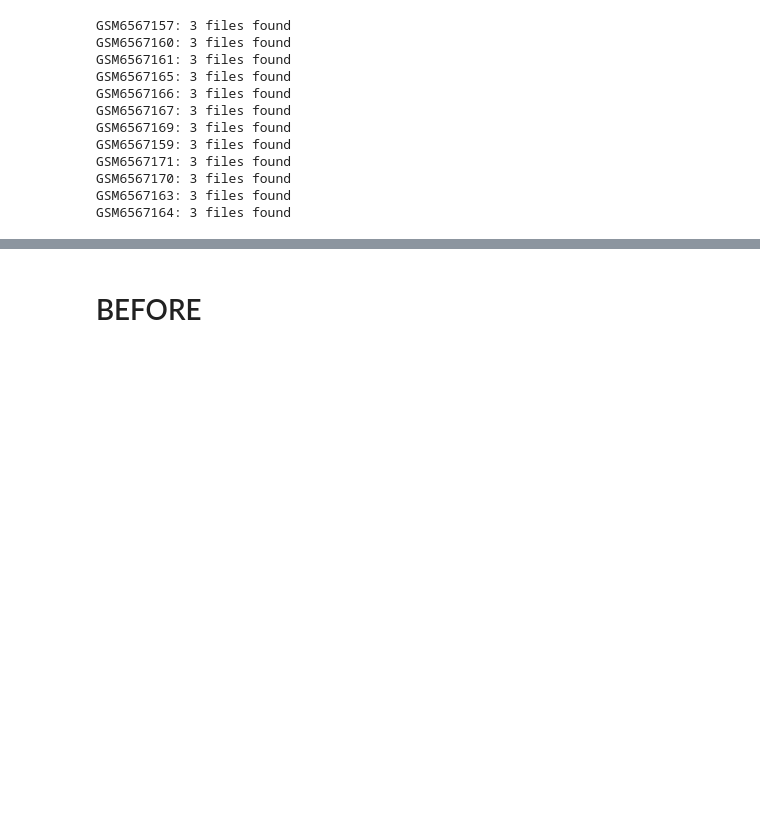
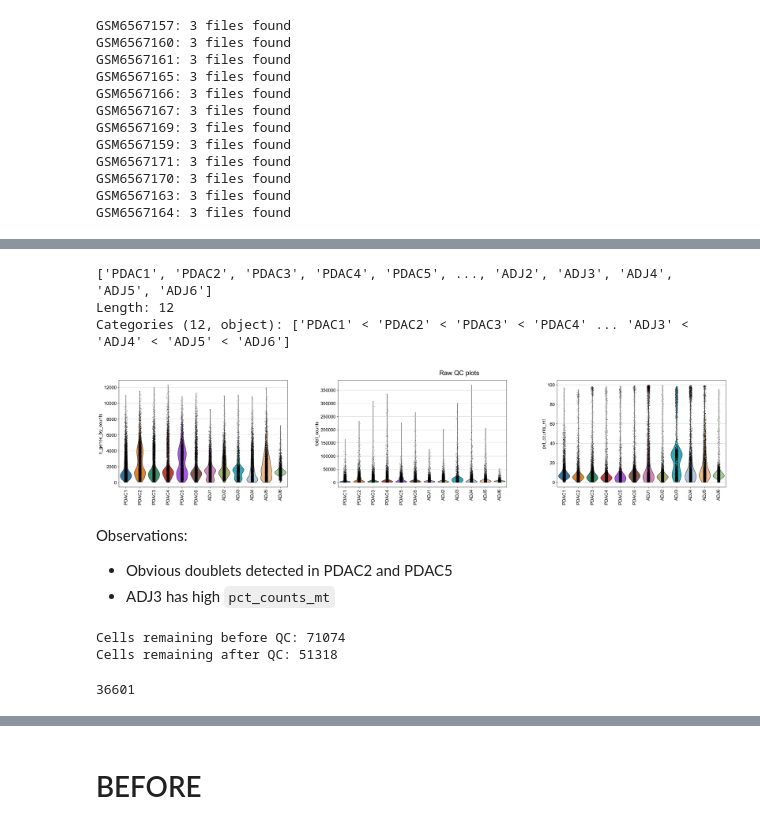
Before and after one commit to kwoniris/CompGenFinalProject, a Jupyter notebook: 01_Preprocessing_scRNA-seq.ipynb, the cells around one changed output, grey strips where cells are left out. Cells and saved outputs as stored; diff of their text form; code cells hidden in the pictures; blank space fills up the shorter version.

```diff
--- a/01_Preprocessing_scRNA-seq.ipynb
+++ b/01_Preprocessing_scRNA-seq.ipynb
@@ -53,9 +53,11 @@ Raw Data directory: /Users/iriskwon/Library/CloudStorage/OneDrive-JohnsHopkins/C
 # %%
 LOCAL_DIR = Path.cwd()
 DATASETS_DIR = str(RAW_DATA_DIR) + "/GSE212966_RAW"
+RESULTS_DIR = str(ROOT_DIR) + "/Preprocessing_Results"
 
 print(LOCAL_DIR)
 print(ROOT_DIR)
+print(RESULTS_DIR)
 print(RAW_DATA_DIR)
 print(DATASETS_DIR)
 # %% [output]
@@ -157,0 +222,6 @@ adata = adatas[0].concatenate(adatas[1:], batch_key="batch")
+# %%
+adata.obs['sample_id'].unique()
+# %% [output]
+['PDAC1', 'PDAC2', 'PDAC3', 'PDAC4', 'PDAC5', ..., 'ADJ2', 'ADJ3', 'ADJ4', 'ADJ5', 'ADJ6']
+Length: 12
+Categories (12, object): ['PDAC1' < 'PDAC2' < 'PDAC3' < 'PDAC4' ... 'ADJ3' < 'ADJ4' < 'ADJ5' < 'ADJ6']
@@ -157,0 +245,24 @@ adata = adatas[0].concatenate(adatas[1:], batch_key="batch")
+# %%
+from IPython.display import Image
+
+display(Image(filename=os.path.join(RESULTS_DIR, "raw_qc_plots_all.png")))
+# %% [output]
+[figure, added]
+# %% [markdown]
+Observations:
+- Obvious doublets detected in PDAC2 and PDAC5
+- ADJ3 has high `pct_counts_mt`
+# %%
+print(f"Cells remaining before QC: {adata.n_obs}")
+
+adata = adata[(adata.obs.n_genes_by_counts > 500) & # remove empty droplets
+              (adata.obs.n_genes_by_counts < 7500) & # remove obvi doublets
+              (adata.obs.pct_counts_mt < 15), :].copy() # safer mt cutoff
+
+print(f"Cells remaining after QC: {adata.n_obs}")
+
+# capture raw counts nefore transforming
+adata.layers["counts"] = adata.X.copy()
+# %% [output]
+Cells remaining before QC: 71074
+Cells remaining after QC: 51318
@@ -157,0 +271,4 @@ adata = adatas[0].concatenate(adatas[1:], batch_key="batch")
+# %%
+adata.n_vars
+# %% [output]
+36601
```
Also changed, not shown: parts of 27 cells of this notebook.
